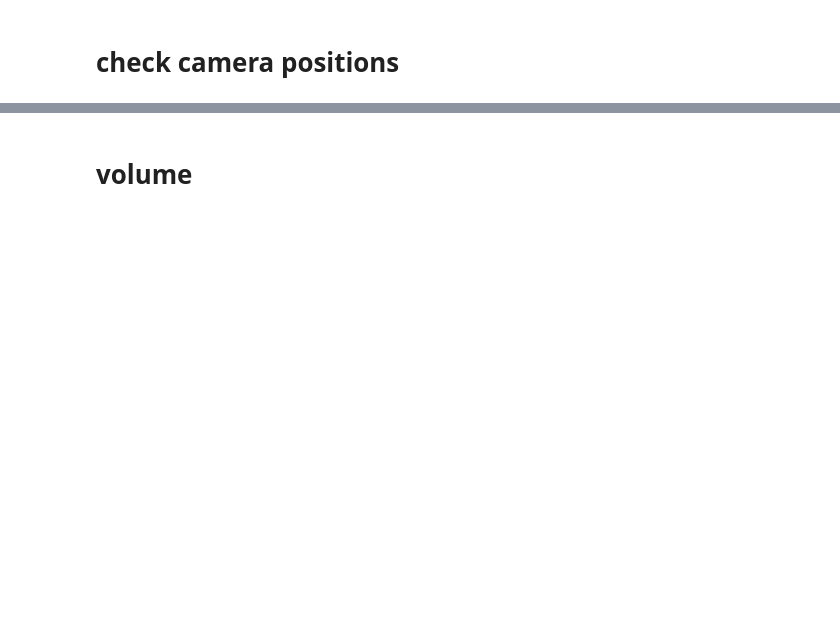
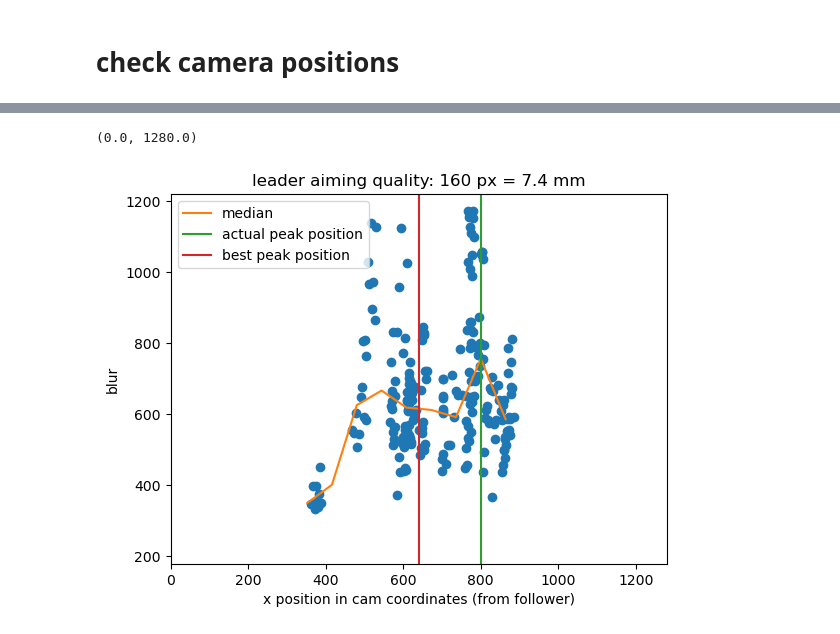
Before and after one commit to snilsn/VISSSlib, a Jupyter notebook: notebooks/match_estimate_rotation.ipynb, the cells around one changed output, grey strips where cells are left out. Saved outputs shown, nothing was run; the diff lists cells and outputs as text; code cells hidden in the pictures; blank space fills up the shorter version.

```diff
--- a/notebooks/match_estimate_rotation.ipynb
+++ b/notebooks/match_estimate_rotation.ipynb
@@ -272,23 +327,23 @@ plt.xlim(0,config.frame_width)
 # %%
-x =(matchedDat1.roi.sel(ROI_elements="x", camera=config.leader) +
-                        (matchedDat1.roi.sel(ROI_elements="w", camera=config.leader)/2))
+x =(matchedDat1.position3D_center.sel(dim3D="x"))
 
 plt.scatter(x, matchedDat1.blur.sel(camera=config.follower))
-
 
 med = matchedDat1.blur.sel(camera=config.follower).groupby_bins(x, bins=bins).median()
 
 med.plot(color="C1", label="median")
 
-peakPos = med.roi_bins[[med.argmax()]].values[0].mid
+peakPos = med.position3D_center_bins[[med.argmax()]].values[0].mid
 plt.axvline(peakPos, color="C2", label="actual peak position")
 plt.axvline(config.frame_width//2, color="C3", label="best peak position")
 
 plt.legend()
-plt.xlabel("x position in cam coordinates (from leader)")
-
+plt.xlabel("x position in cam coordinates (from follower)")
 distance = peakPos-config.frame_width//2
 distanceMM = distance*config.resolution/1000
 plt.title("leader aiming quality: %i px = %.1f mm"%(distance, distanceMM))
 
 plt.xlim(0,config.frame_width)
+# %% [output]
+(0.0, 1280.0)
+[figure, added]
@@ -299,2 +349,0 @@ config
-# %% [markdown]
-# volume
```
Also changed, not shown: parts of 60 cells of this notebook, 11 other files.
